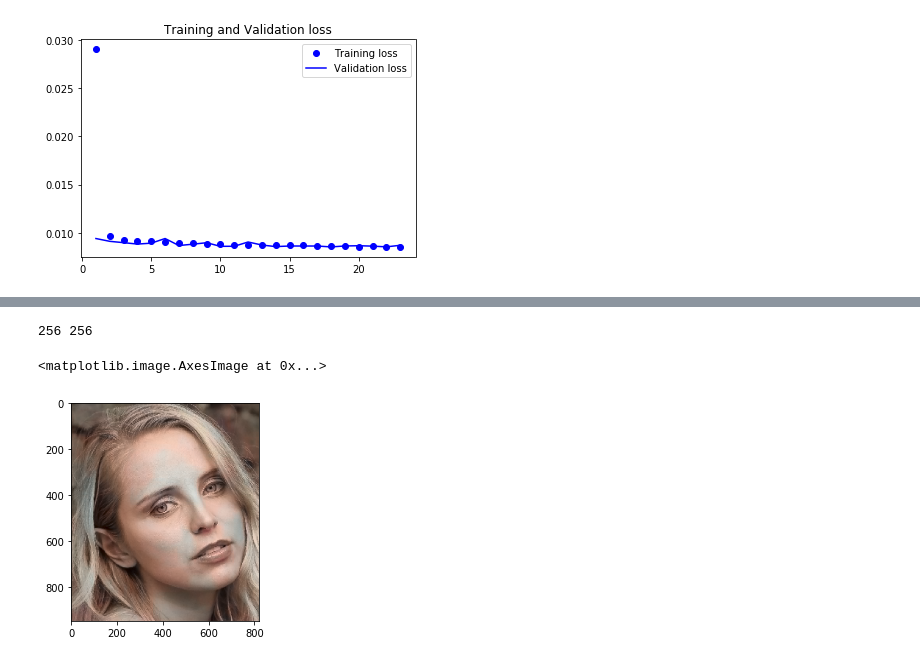
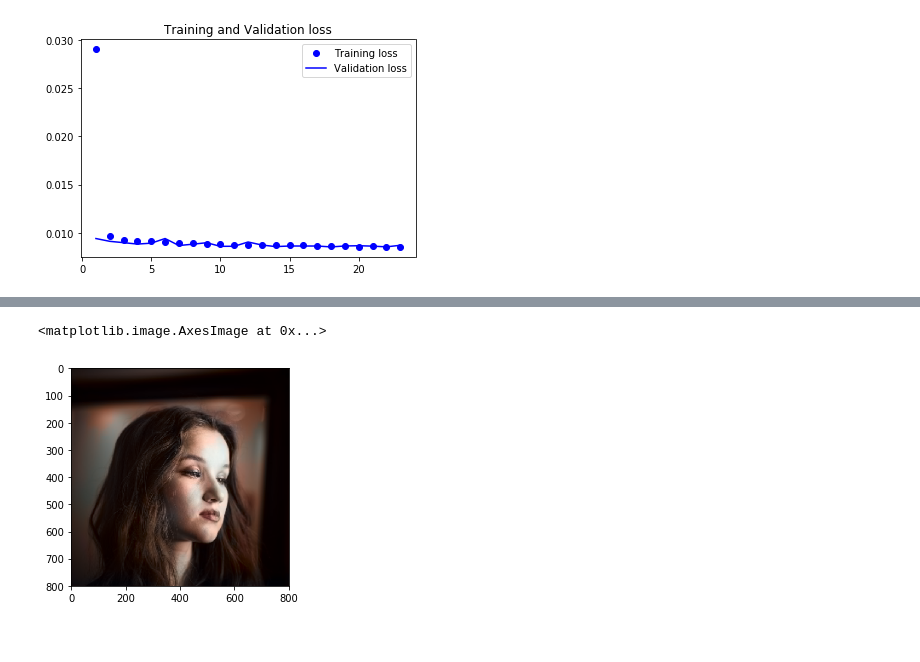
Before and after one commit to cydessole/ColorLife, a Jupyter notebook: github/Colorful.ipynb, the cells around one changed output, grey strips where cells are left out. Cells and saved outputs as stored; diff of their text form; code cells hidden in the pictures.

```diff
--- a/github/Colorful.ipynb
+++ b/github/Colorful.ipynb
@@ -259,11 +248,12 @@ for i in range(len(output)):
     cur[:,:,1:] = output[i]
     imsave("result/img_"+str(i)+".png", lab2rgb(cur))
 # %%
+from math import ceil, log, floor
 def closest_power(x):
-    up=abs(np.power(2,np.ceil(np.log(x,2)))-x)
-    down=abs(np.power(2,np.floor(np.log(x,2)))-x)
+    up=abs(np.power(2,ceil(log(x,2)))-x)
+    down=abs(np.power(2,floor(log(x,2)))-x)
     if up==min(down,up) and up!=down :
-        value= np.power(2,np.ceil(np.log(x,2)))
+        value= np.power(2,ceil(log(x,2)))
     else:
         value= np.power(2,floor(log(x,2)))
     if value >256 :
@@ -271,31 +261,30 @@ def closest_power(x):
     else :
         return value
 # %%
-model=load_model('colorful_model1.h5')
+model=load_model('/content/drive/My Drive/colorful_model1.h5')
 # %%
 from PIL import Image
-import cv2
-im = Image.open('Photo_14.jpg')
+from skimage.transform import  resize
+
+im = Image.open('Photo_test3.jpeg')
 width, height = im.size
 width_2=closest_power(width)
 height_2=closest_power(height)
-print(width_2,height_2)
 color_me=[]
-color_me.append(img_to_array(load_img('Photo_14.jpg',target_size=(width_2,height_2))))
+color_me.append(img_to_array(load_img('Photo_test3.jpeg',target_size=(width_2,height_2))))
 
 #color_me[i]=cv2.resize(color_me[i],(1024,1024))
 color_me = np.array(color_me, dtype=float)
 color_me = rgb2lab(1.0/255*color_me)[:,:,:,0]
 color_me = color_me.reshape(color_me.shape+(1,))
 output = model.predict(color_me)
 output = output * 128
 for i in range(len(output)):
     cur = np.zeros((width_2, height_2, 3))
     cur[:,:,0] = color_me[i][:,:,0]
     cur[:,:,1:] = output[i]
-    cur=cv2.resize(cur,(width,height))
+    cur=resize(cur,(height,width))
 plt.imshow(lab2rgb(cur))
 # %% [output]
-256 256
+<matplotlib.image.AxesImage at 0x...>
-<matplotlib.image.AxesImage at 0x...>
-[figure, old version]
+[figure, new version]
```
Also changed, not shown: parts of 7 cells of this notebook.
